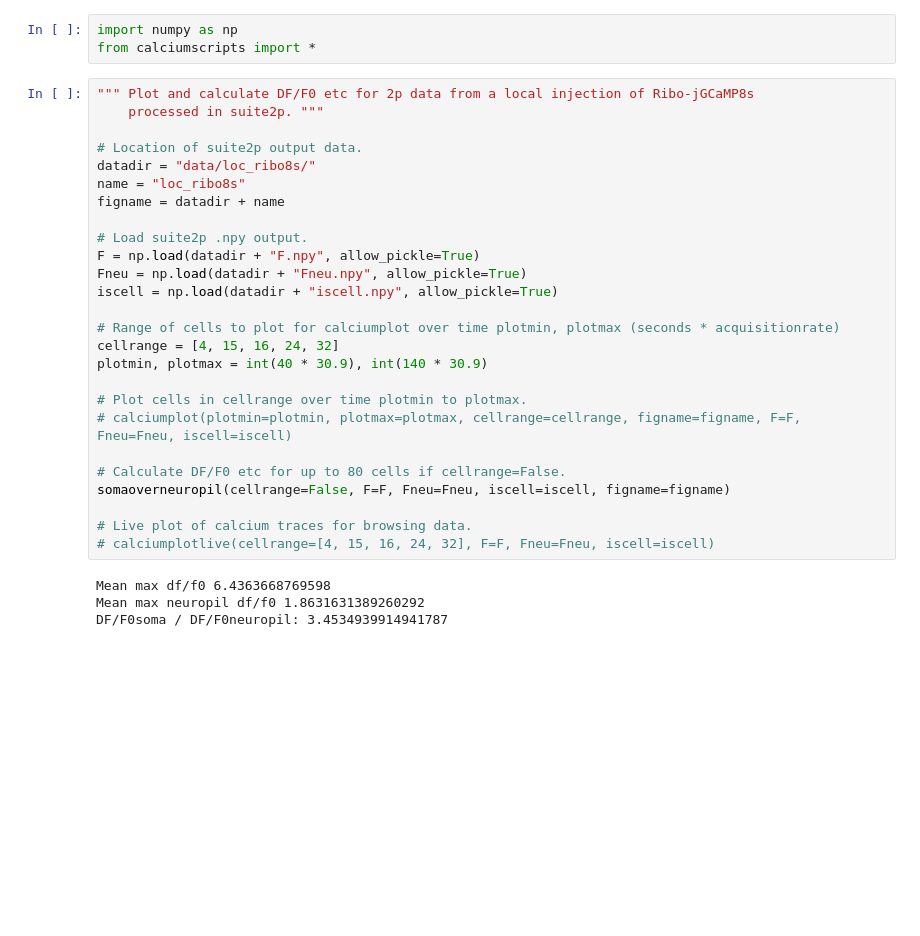
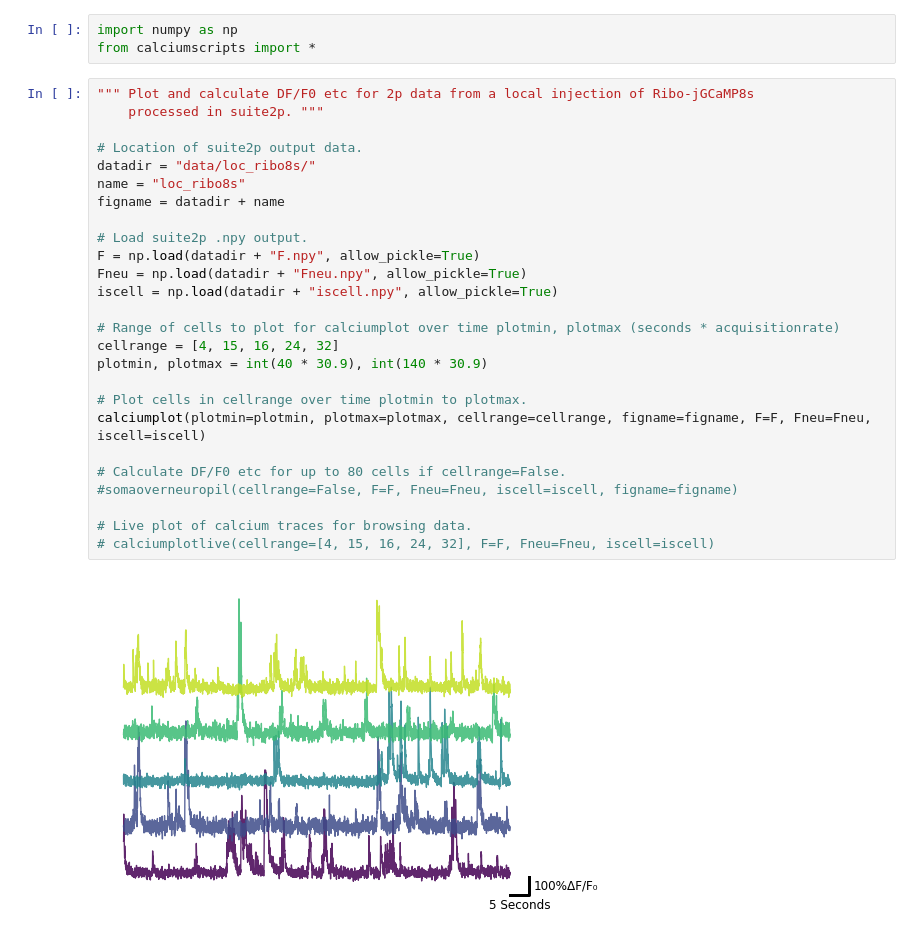
Before and after one commit to Sverreg/calciumtrace, a Jupyter notebook: calcium.ipynb, the cells around one changed output. Saved outputs shown, nothing was run; the diff lists cells and outputs as text; blank space fills up the shorter version.

```diff
--- a/calcium.ipynb
+++ b/calcium.ipynb
@@ -4,33 +4,31 @@ from calciumscripts import *
 # %%
 """ Plot and calculate DF/F0 etc for 2p data from a local injection of Ribo-jGCaMP8s
     processed in suite2p. """
 
 # Location of suite2p output data.
 datadir = "data/loc_ribo8s/"
 name = "loc_ribo8s"
 figname = datadir + name
 
 # Load suite2p .npy output.
 F = np.load(datadir + "F.npy", allow_pickle=True)
 Fneu = np.load(datadir + "Fneu.npy", allow_pickle=True)
 iscell = np.load(datadir + "iscell.npy", allow_pickle=True)
 
 # Range of cells to plot for calciumplot over time plotmin, plotmax (seconds * acquisitionrate)
 cellrange = [4, 15, 16, 24, 32]
 plotmin, plotmax = int(40 * 30.9), int(140 * 30.9)
 
 # Plot cells in cellrange over time plotmin to plotmax.
-# calciumplot(plotmin=plotmin, plotmax=plotmax, cellrange=cellrange, figname=figname, F=F, Fneu=Fneu, iscell=iscell)
+calciumplot(plotmin=plotmin, plotmax=plotmax, cellrange=cellrange, figname=figname, F=F, Fneu=Fneu, iscell=iscell)
 
 # Calculate DF/F0 etc for up to 80 cells if cellrange=False.
-somaoverneuropil(cellrange=False, F=F, Fneu=Fneu, iscell=iscell, figname=figname)
+#somaoverneuropil(cellrange=False, F=F, Fneu=Fneu, iscell=iscell, figname=figname)
 
 # Live plot of calcium traces for browsing data.
 # calciumplotlive(cellrange=[4, 15, 16, 24, 32], F=F, Fneu=Fneu, iscell=iscell)
 # %% [output]
-Mean max df/f0 6.4363668769598
-Mean max neuropil df/f0 1.8631631389260292
-DF/F0soma / DF/F0neuropil: 3.4534939914941787
+[figure, added]
 # %%
 """ Local injection of Soma-jGCaMP8s """
 
```
Also changed, not shown: parts of 5 cells of this notebook.
